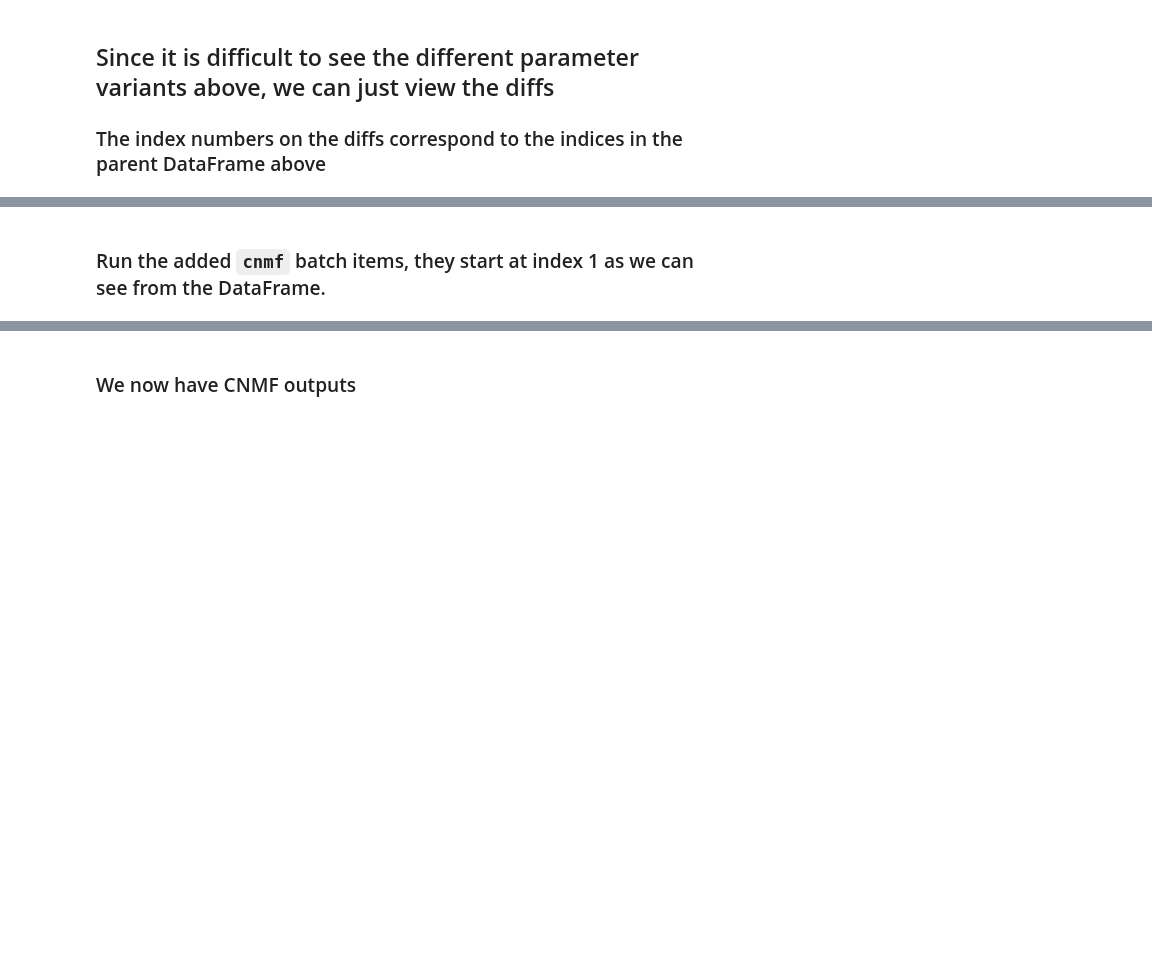
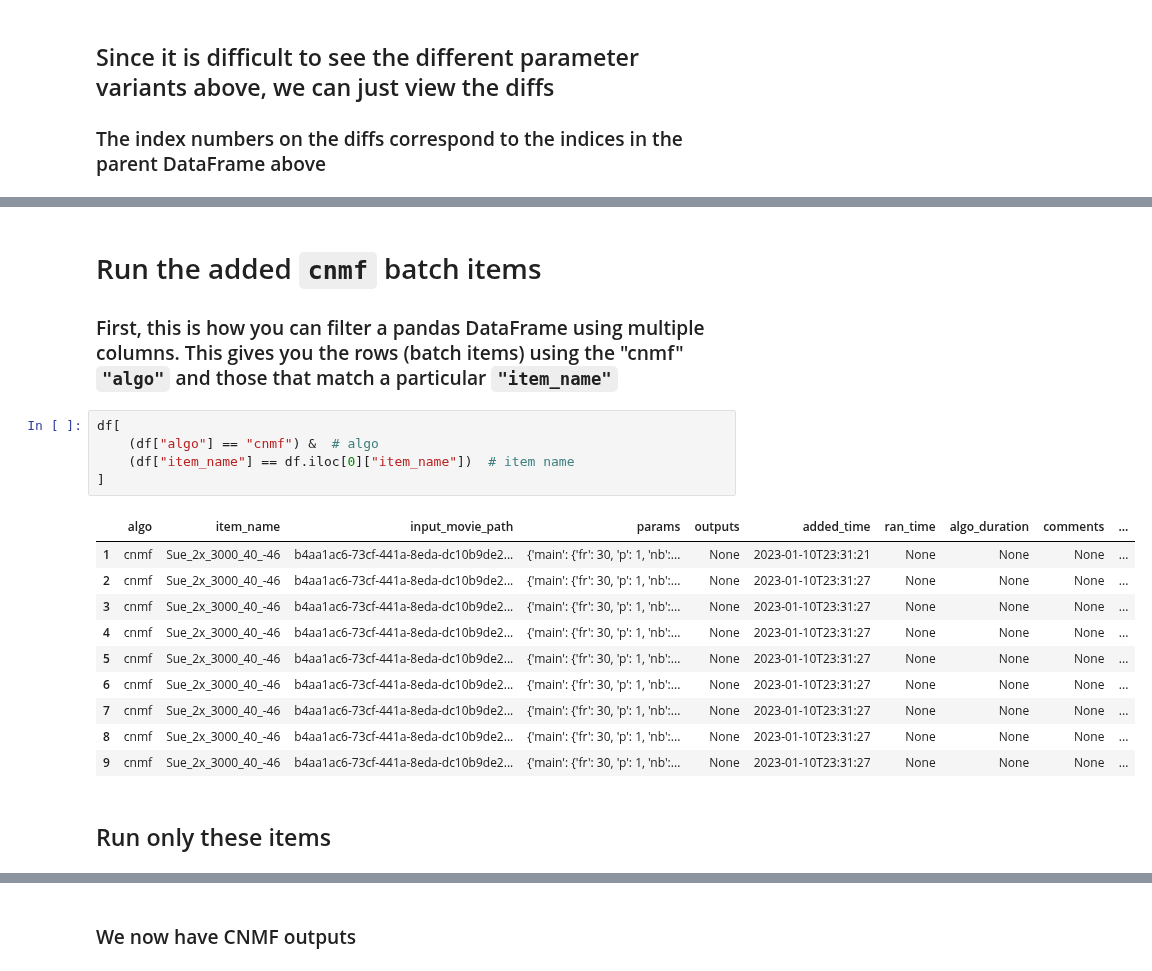
Before and after one commit to nel-lab/mesmerize-core, a Jupyter notebook: notebooks/mcorr_cnmf.ipynb, the cells around one changed output, grey strips where cells are left out. Drawn from its saved outputs; the diff is of its cells as text; blank space fills up the shorter version.

```diff
--- a/notebooks/mcorr_cnmf.ipynb
+++ b/notebooks/mcorr_cnmf.ipynb
@@ -637,4 +577,24 @@ This feature is new and the might improve in the future
 Name: params, dtype: object
 # %% [markdown]
-### Run the added `cnmf` batch items, they start at index 1 as we can see from the DataFrame.
+# Run the added `cnmf` batch items
+
+### First, this is how you can filter a pandas DataFrame using multiple columns. This gives you the rows (batch items) using the "cnmf" `"algo"` and those that match a particular `"item_name"`
+# %%
+df[
+    (df["algo"] == "cnmf") &  # algo
+    (df["item_name"] == df.iloc[0]["item_name"])  # item name
+]
+# %% [output]
+|  | algo | item_name | input_movie_path | params | outputs | added_time | ran_time | algo_duration | comments | ... |
+| 1 | cnmf | Sue_2x_3000_40_-46 | b4aa1ac6-73cf-441a-8eda-dc10b9de2... | {'main': {'fr': 30, 'p': 1, 'nb':... | None | 2023-01-10T23:31:21 | None | None | None | ... |
+| 2 | cnmf | Sue_2x_3000_40_-46 | b4aa1ac6-73cf-441a-8eda-dc10b9de2... | {'main': {'fr': 30, 'p': 1, 'nb':... | None | 2023-01-10T23:31:27 | None | None | None | ... |
+| 3 | cnmf | Sue_2x_3000_40_-46 | b4aa1ac6-73cf-441a-8eda-dc10b9de2... | {'main': {'fr': 30, 'p': 1, 'nb':... | None | 2023-01-10T23:31:27 | None | None | None | ... |
+| 4 | cnmf | Sue_2x_3000_40_-46 | b4aa1ac6-73cf-441a-8eda-dc10b9de2... | {'main': {'fr': 30, 'p': 1, 'nb':... | None | 2023-01-10T23:31:27 | None | None | None | ... |
+| 5 | cnmf | Sue_2x_3000_40_-46 | b4aa1ac6-73cf-441a-8eda-dc10b9de2... | {'main': {'fr': 30, 'p': 1, 'nb':... | None | 2023-01-10T23:31:27 | None | None | None | ... |
+| 6 | cnmf | Sue_2x_3000_40_-46 | b4aa1ac6-73cf-441a-8eda-dc10b9de2... | {'main': {'fr': 30, 'p': 1, 'nb':... | None | 2023-01-10T23:31:27 | None | None | None | ... |
+| 7 | cnmf | Sue_2x_3000_40_-46 | b4aa1ac6-73cf-441a-8eda-dc10b9de2... | {'main': {'fr': 30, 'p': 1, 'nb':... | None | 2023-01-10T23:31:27 | None | None | None | ... |
+| 8 | cnmf | Sue_2x_3000_40_-46 | b4aa1ac6-73cf-441a-8eda-dc10b9de2... | {'main': {'fr': 30, 'p': 1, 'nb':... | None | 2023-01-10T23:31:27 | None | None | None | ... |
+| 9 | cnmf | Sue_2x_3000_40_-46 | b4aa1ac6-73cf-441a-8eda-dc10b9de2... | {'main': {'fr': 30, 'p': 1, 'nb':... | None | 2023-01-10T23:31:27 | None | None | None | ... |
+# %% [markdown]
+## Run only these items
 # %%
```
Also changed, not shown: parts of 25 cells of this notebook, 1 other file.
